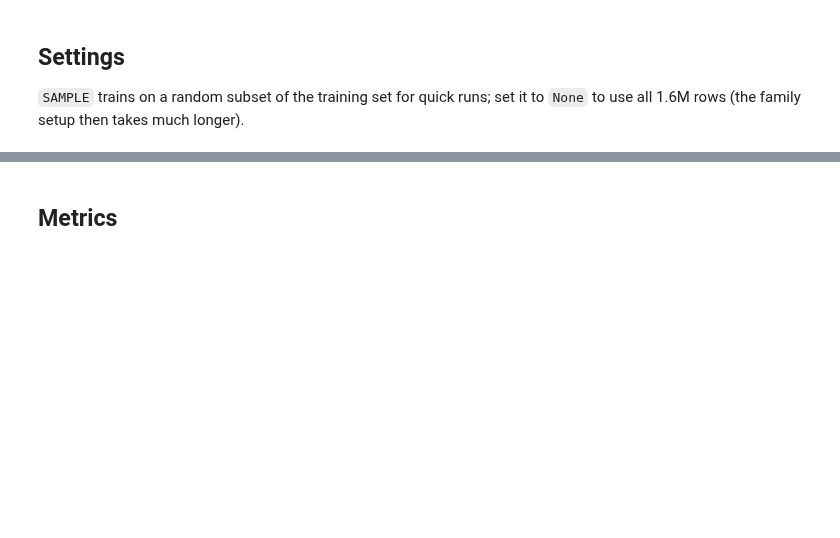
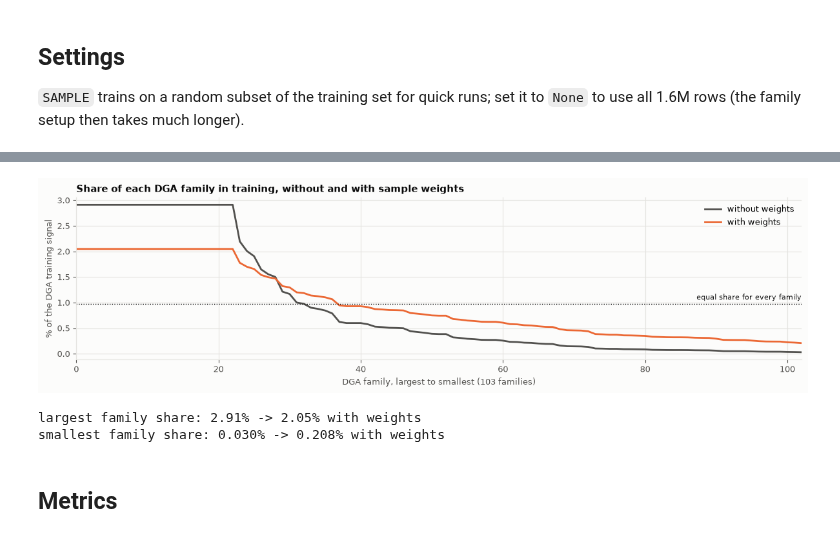
Before and after one commit to RoudyBarakat/dga-detection, a Jupyter notebook: notebooks/02_baseline.ipynb, the cells around one changed output, grey strips where cells are left out. Drawn from its saved outputs; the diff is of its cells as text; code cells hidden in the pictures; blank space fills up the shorter version.

```diff
--- a/notebooks/02_baseline.ipynb
+++ b/notebooks/02_baseline.ipynb
@@ -43,3 +183,33 @@ train: 100,000 rows, val: 199,936 rows
+# %%
+dga_train = train_full[train_full["label"] == "dga"]
+share = pd.DataFrame({
+    "without weights": dga_train["family"].value_counts(normalize=True),
+    "with weights": dga_train.groupby("family")["weight"].sum() / dga_train["weight"].sum(),
+}).loc[family_sizes.index] * 100
+
+fig, ax = plt.subplots(figsize=(12, 3.4))
+x = np.arange(len(share))
+for column, color in [("without weights", MUTED), ("with weights", ORANGE)]:
+    ax.plot(x, share[column], color=color, linewidth=2, label=column)
+ax.axhline(100 / len(share), color=INK, linewidth=1, linestyle=":")
+ax.annotate("equal share for every family", (len(share) - 1, 100 / len(share)),
+            xytext=(0, 5), textcoords="offset points", ha="right", color=INK, fontsize=8)
+ax.set_xlim(0, len(share) - 1)
+ax.set_xlabel(f"DGA family, largest to smallest ({len(share)} families)")
+ax.set_ylabel("% of the DGA training signal")
+ax.set_title("Share of each DGA family in training, without and with sample weights")
+ax.legend(loc="upper right")
+fig.tight_layout()
+plt.show()
+
+print(f"largest family share: {share['without weights'].iloc[0]:.2f}% -> "
+      f"{share['with weights'].iloc[0]:.2f}% with weights")
+print(f"smallest family share: {share['without weights'].iloc[-1]:.3f}% -> "
+      f"{share['with weights'].iloc[-1]:.3f}% with weights")
+# %% [output]
+[figure, added]
+largest family share: 2.91% -> 2.05% with weights
+smallest family share: 0.030% -> 0.208% with weights
 # %% [markdown]
 ## Metrics
 # %%
```
Also changed, not shown: parts of 24 cells of this notebook, 1 other file.
